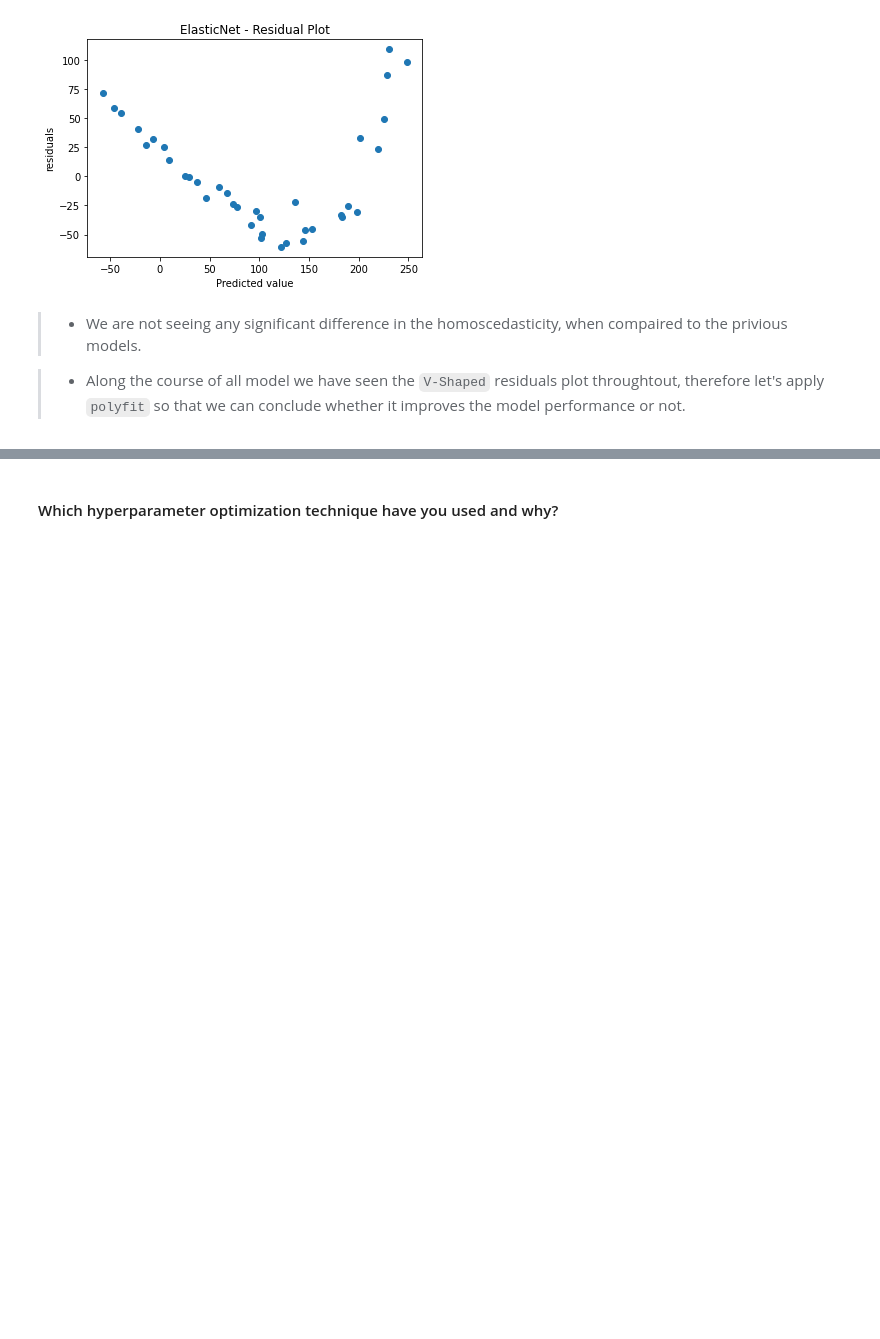
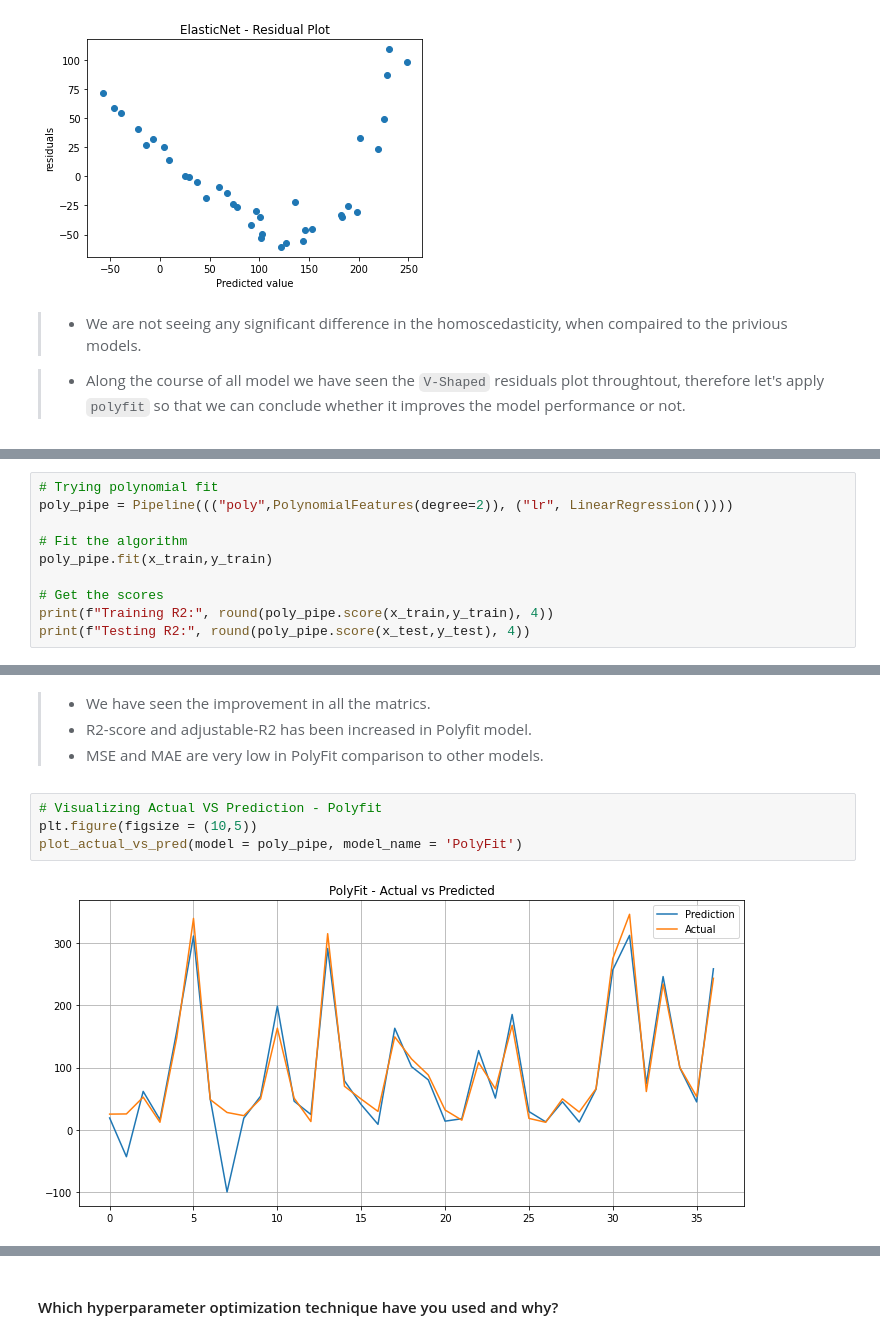
Before and after one commit to ashish-mali/Regression-Yes-Bank-Stock-Closing-Price-Prediction, a Jupyter notebook: Yes_Bank_Stock_Closing_Price_Prediction_Capstone_Project.ipynb, the cells around one changed output, grey strips where cells are left out. Saved outputs shown, nothing was run; the diff lists cells and outputs as text; blank space fills up the shorter version.

Commit message:
Polyfit

```diff
--- a/Yes_Bank_Stock_Closing_Price_Prediction_Capstone_Project.ipynb
+++ b/Yes_Bank_Stock_Closing_Price_Prediction_Capstone_Project.ipynb
@@ -2642,0 +2651,10 @@ check_homoscedasticity(model = elasticnet, model_name = 'ElasticNet')
+# %%
+# Trying polynomial fit
+poly_pipe = Pipeline((("poly",PolynomialFeatures(degree=2)), ("lr", LinearRegression())))
+
+# Fit the algorithm
+poly_pipe.fit(x_train,y_train)
+
+# Get the scores
+print(f"Training R2:", round(poly_pipe.score(x_train,y_train), 4))
+print(f"Testing R2:", round(poly_pipe.score(x_test,y_test), 4))
@@ -2642,0 +2679,10 @@ check_homoscedasticity(model = elasticnet, model_name = 'ElasticNet')
+# %% [markdown]
+>* We have seen the improvement in all the matrics.
+>* R2-score and adjustable-R2 has been increased in Polyfit model.
+>* MSE and MAE are very low in PolyFit comparison to other models.
+# %%
+# Visualizing Actual VS Prediction - Polyfit
+plt.figure(figsize = (10,5))
+plot_actual_vs_pred(model = poly_pipe, model_name = 'PolyFit')
+# %% [output]
+[figure, added]
```
Also changed, not shown: parts of 14 cells of this notebook.
